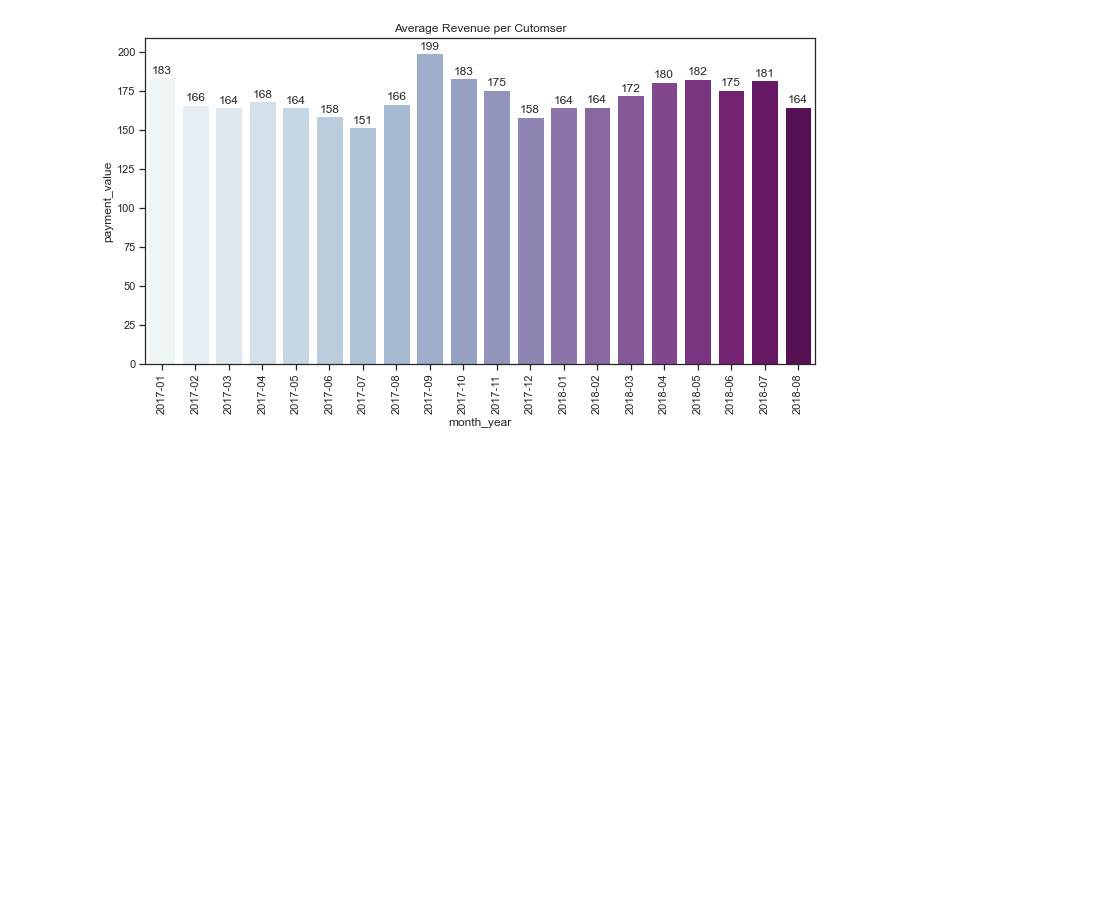
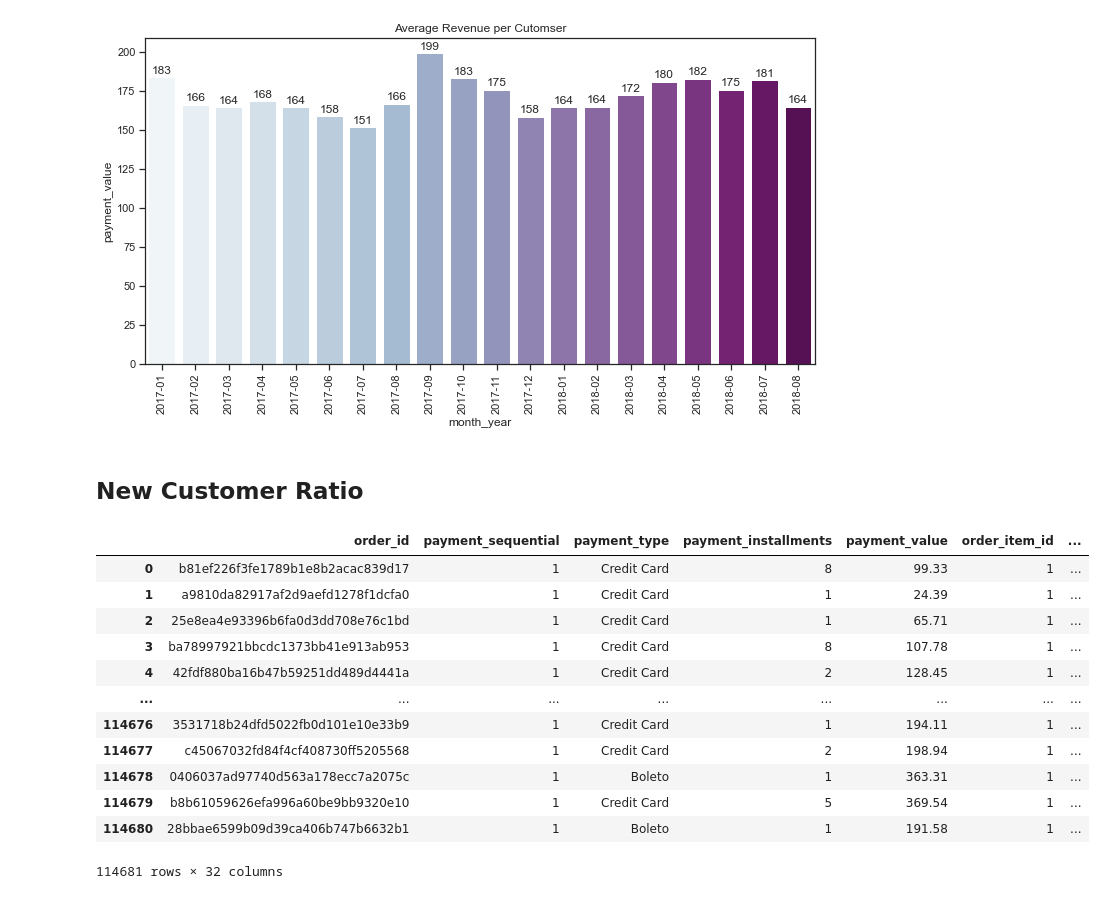
Before and after one commit to hyunjun33/Funnel_Analysis, a Jupyter notebook: Olist/Olist_Funnel_Analysis.ipynb, the cells around one changed output. Saved outputs shown, nothing was run; the diff lists cells and outputs as text; code cells hidden in the pictures; blank space fills up the shorter version.

```diff
--- a/Olist/Olist_Funnel_Analysis.ipynb
+++ b/Olist/Olist_Funnel_Analysis.ipynb
@@ -370,3 +370,28 @@ ax.bar_label(ax.containers[0], padding=2, fmt="%i")
 plt.show()
 # %% [output]
 [figure]
+# %% [markdown]
+## New Customer Ratio
+# %%
+# Create a dataframe containing Customer ID and first purchase date
+min_purchase = df.groupby(["customer_unique_id"])["order_purchase_timestamp"].min().reset_index()
+min_purchase.columns = ["customer_unique_id", "min_purchase_date"]
+min_purchase["min_purchase_date"] = min_purchase["min_purchase_date"].map(lambda date: date.strftime("%Y%m"))
+min_purchase["min_purchase_date"] = min_purchase["min_purchase_date"].astype(int)
+
+# Merge first purchase date column to the main dataframe
+df = pd.merge(df, min_purchase, on="customer_unique_id")
+# %% [output]
+|  | order_id | payment_sequential | payment_type | payment_installments | payment_value | order_item_id | ... |
+| 0 | b81ef226f3fe1789b1e8b2acac839d17 | 1 | Credit Card | 8 | 99.33 | 1 | ... |
+| 1 | a9810da82917af2d9aefd1278f1dcfa0 | 1 | Credit Card | 1 | 24.39 | 1 | ... |
+| 2 | 25e8ea4e93396b6fa0d3dd708e76c1bd | 1 | Credit Card | 1 | 65.71 | 1 | ... |
+| 3 | ba78997921bbcdc1373bb41e913ab953 | 1 | Credit Card | 8 | 107.78 | 1 | ... |
+| 4 | 42fdf880ba16b47b59251dd489d4441a | 1 | Credit Card | 2 | 128.45 | 1 | ... |
+| ... | ... | ... | ... | ... | ... | ... | ... |
+| 114676 | 3531718b24dfd5022fb0d101e10e33b9 | 1 | Credit Card | 1 | 194.11 | 1 | ... |
+| 114677 | c45067032fd84f4cf408730ff5205568 | 1 | Credit Card | 2 | 198.94 | 1 | ... |
+| 114678 | 0406037ad97740d563a178ecc7a2075c | 1 | Boleto | 1 | 363.31 | 1 | ... |
+| 114679 | b8b61059626efa996a60be9bb9320e10 | 1 | Credit Card | 5 | 369.54 | 1 | ... |
+| 114680 | 28bbae6599b09d39ca406b747b6632b1 | 1 | Boleto | 1 | 191.58 | 1 | ... |
+114681 rows × 32 columns
```
Also changed, not shown: parts of 4 cells of this notebook.
